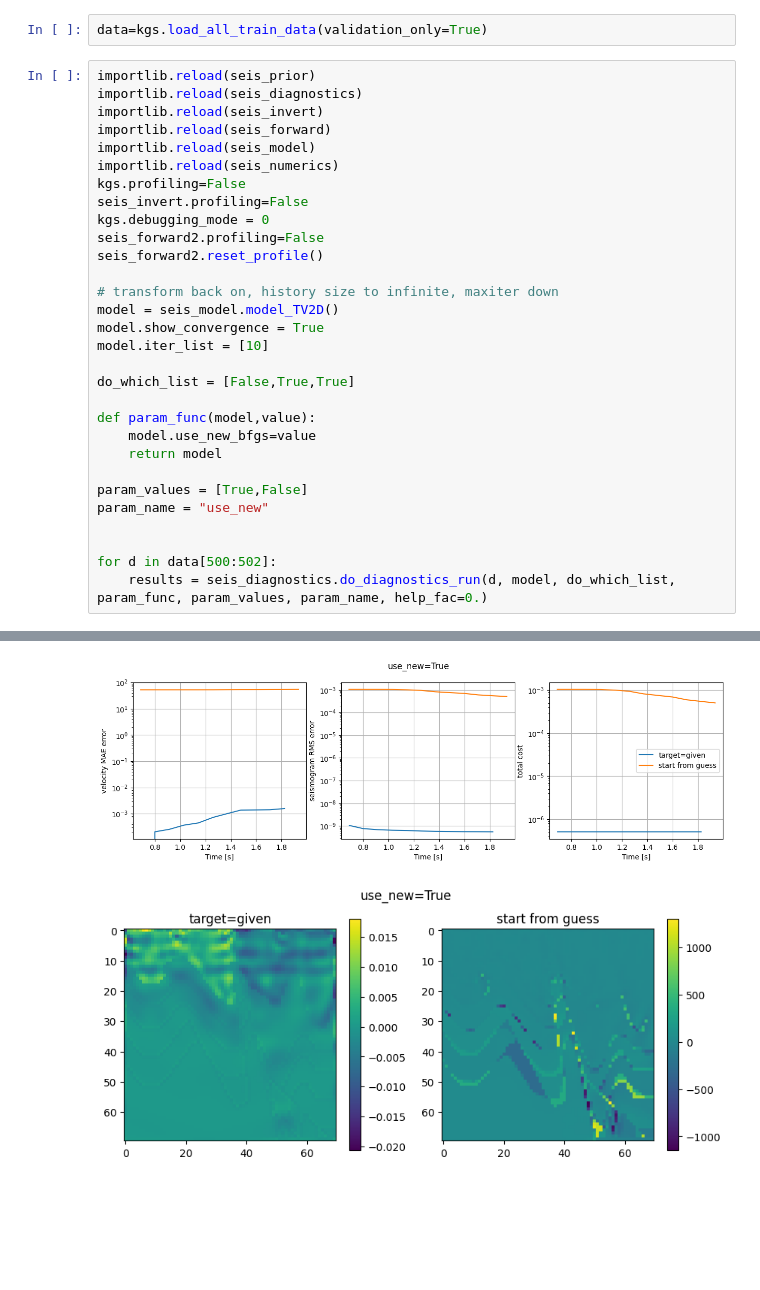
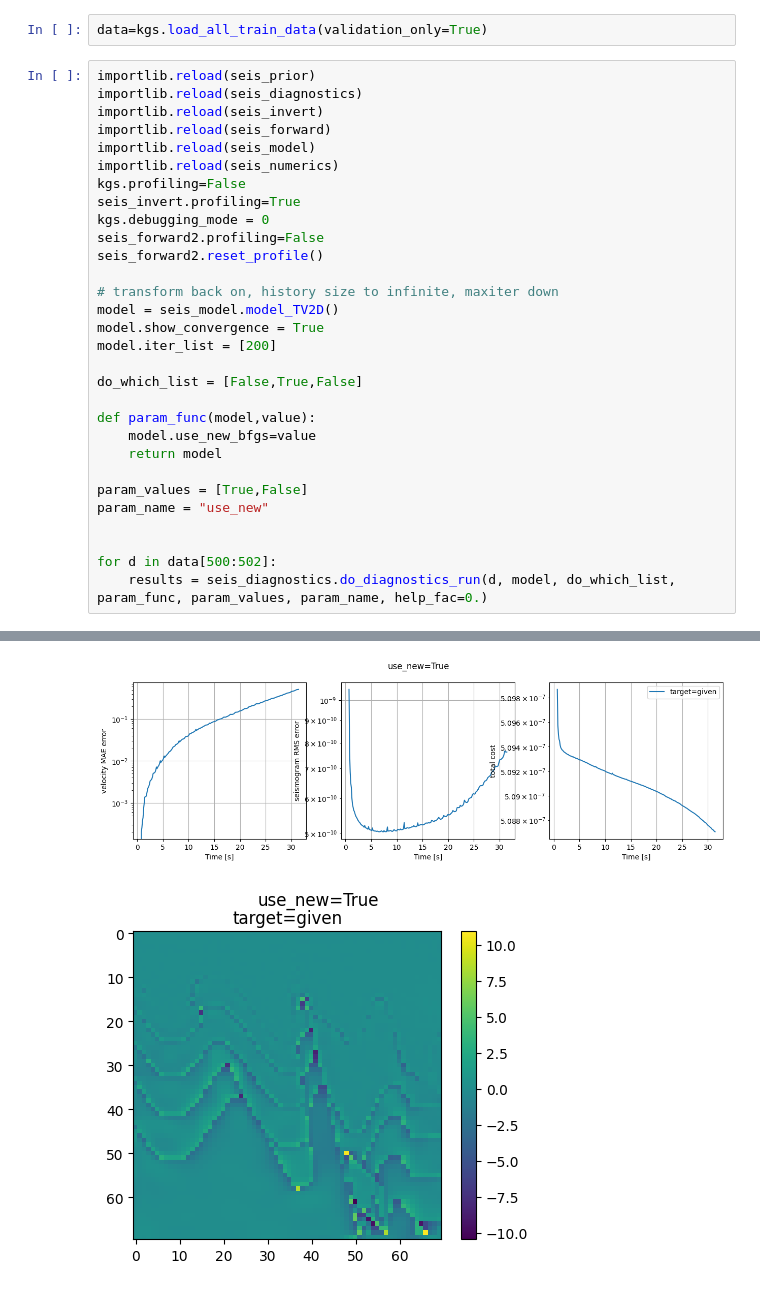
Before and after one commit to jcottaar/seismic, a Jupyter notebook: analysis/test_new_lbfgs.ipynb, the cells around one changed output, grey strips where cells are left out. Saved outputs shown, nothing was run; the diff lists cells and outputs as text; blank space fills up the shorter version.

```diff
--- a/analysis/test_new_lbfgs.ipynb
+++ b/analysis/test_new_lbfgs.ipynb
@@ -34,7 +34,7 @@ importlib.reload(seis_forward)
 importlib.reload(seis_model)
 importlib.reload(seis_numerics)
 kgs.profiling=False
-seis_invert.profiling=False
+seis_invert.profiling=True
 kgs.debugging_mode = 0
 seis_forward2.profiling=False
 seis_forward2.reset_profile()
@@ -42,9 +42,9 @@ seis_forward2.reset_profile()
 # transform back on, history size to infinite, maxiter down
 model = seis_model.model_TV2D()
 model.show_convergence = True
-model.iter_list = [10]
+model.iter_list = [200]
 
-do_which_list = [False,True,True]
+do_which_list = [False,True,False]
 
 def param_func(model,value):
     model.use_new_bfgs=value
@@ -63,3 +78,3 @@ diag 3.250623900849397e-05
-[figure, old version]
+[figure, new version]
-[figure, old version]
+[figure, new version]
 diag 3.250623900849397e-05
```
Also changed, not shown: parts of 3 cells of this notebook, 2 other files.
